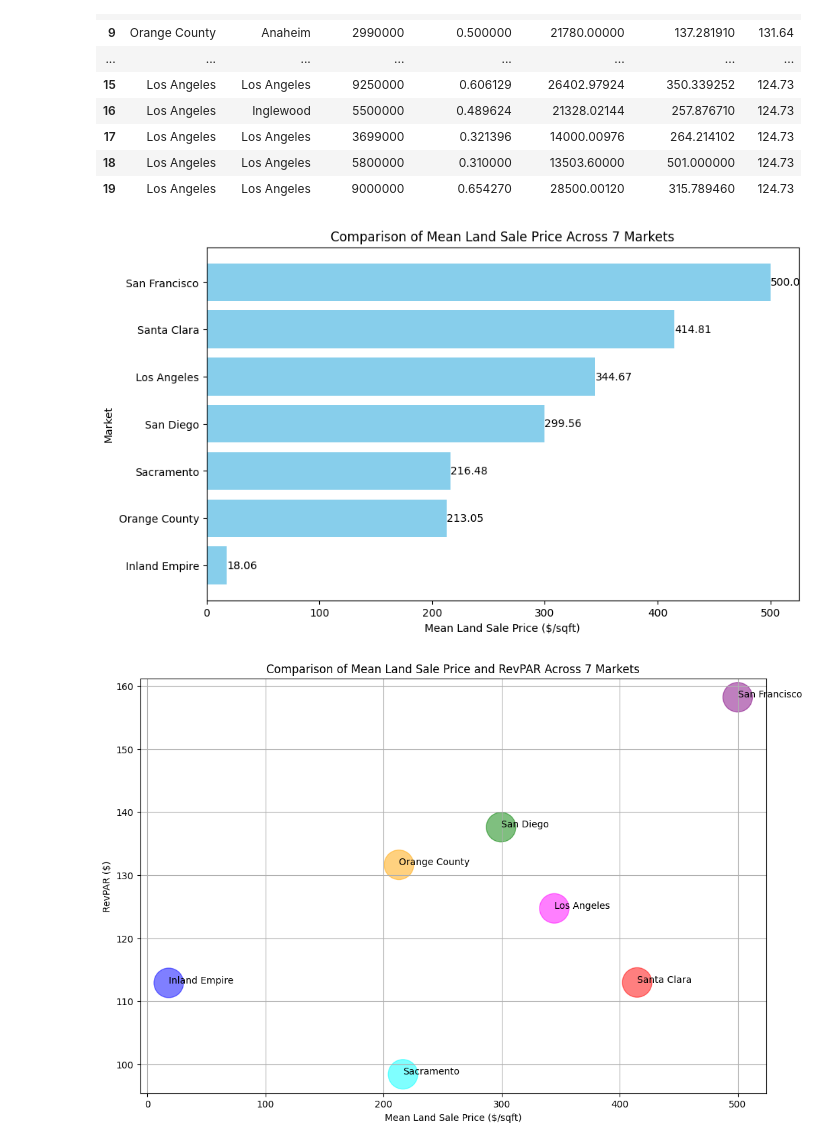
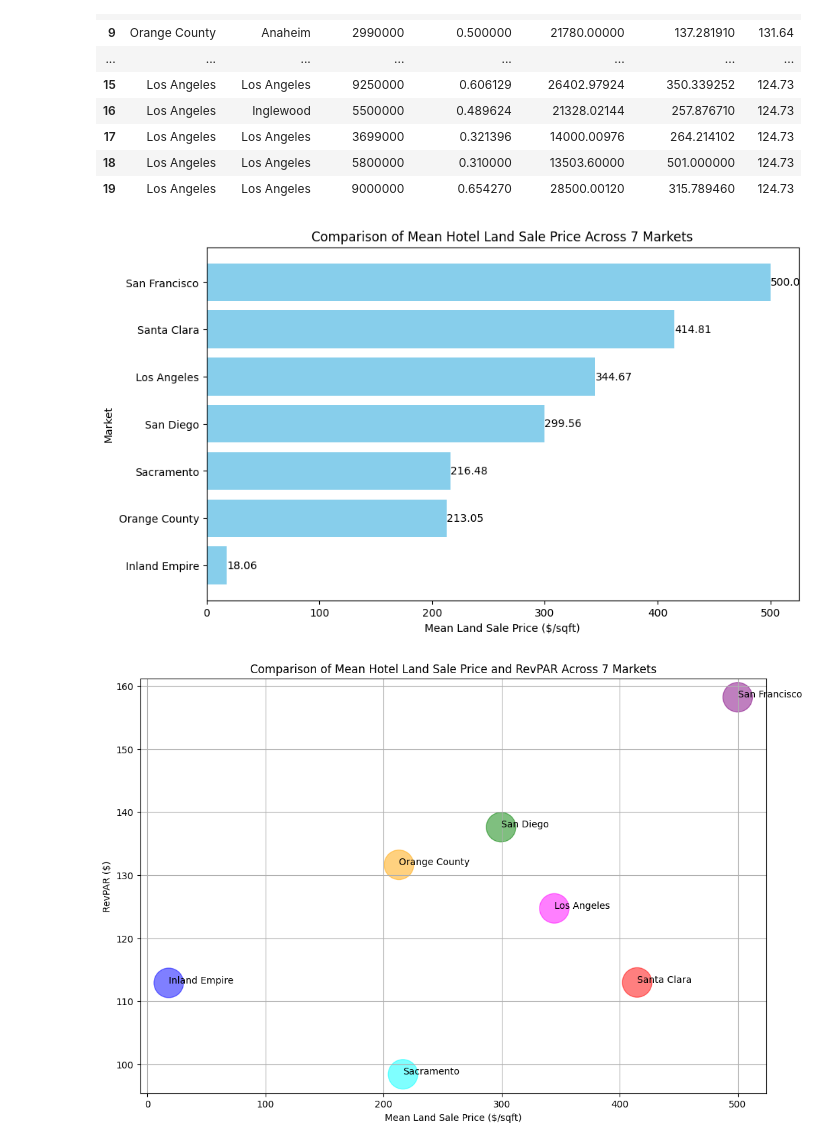
Before and after one commit to shasha920/HotelvsApartmentGrowth, a Jupyter notebook: HuaYang7MarketLandAnalysis.ipynb, the cells around one changed output. Drawn from its saved outputs; the diff is of its cells as text; code cells hidden in the pictures.

```diff
--- a/HuaYang7MarketLandAnalysis.ipynb
+++ b/HuaYang7MarketLandAnalysis.ipynb
@@ -3,7 +3,7 @@ import pandas as pd
 import numpy as np
 import matplotlib.pyplot as plt
 # %%
-df=pd.read_excel("7MarketLandAnalysis.xlsx")
+df=pd.read_excel("7MarketHotelLandAnalysis.xlsx")
 df
 # %% [output]
 |  | Market Name | City | For Sale Price | Land Area to AC | Land Area to sqft | Land Sale to sqft | RevPAR |
@@ -28,19 +28,19 @@ mean_land_prices = df.groupby("Market Name")["Land Sale to sqft"].mean().sort_va
 # %%
 plt.figure(figsize=(10, 6))
 bars = plt.barh(mean_land_prices["Market Name"], mean_land_prices["Land Sale to sqft"], color='skyblue')
 
 for bar in bars:
     xval = bar.get_width()
     plt.text(xval + 0.1, bar.get_y() + bar.get_height() / 2, round(xval, 2), ha='left', va='center')
 
 plt.ylabel('Market')
 plt.xlabel('Mean Land Sale Price ($/sqft)')
-plt.title('Comparison of Mean Land Sale Price Across 7 Markets')
+plt.title('Comparison of Mean Hotel Land Sale Price Across 7 Markets')
 
 plt.gca().invert_yaxis()
 plt.show()
 # %% [output]
-[figure, old version]
+[figure, new version]
 # %%
 mean_land_prices = df.groupby("Market Name")["Land Sale to sqft"].mean().sort_values(ascending=False).reset_index()
 mean_revpar = df.groupby("Market Name")["RevPAR"].mean().reset_index()
@@ -67,7 +67,7 @@ scatter = plt.scatter(land_cost, revpar, alpha=0.5, c=scatter_colors, s=1000)
 
 plt.xlabel('Mean Land Sale Price ($/sqft)')
 plt.ylabel('RevPAR ($)')
-plt.title('Comparison of Mean Land Sale Price and RevPAR Across 7 Markets')
+plt.title('Comparison of Mean Hotel Land Sale Price and RevPAR Across 7 Markets')
 plt.grid(True)
 
 for i, market in enumerate(markets):
@@ -75,4 +75,4 @@ for i, market in enumerate(markets):
 
 plt.show()
 # %% [output]
-[figure, old version]
+[figure, new version]
```
Also changed, not shown: parts of 8 cells of this notebook.
